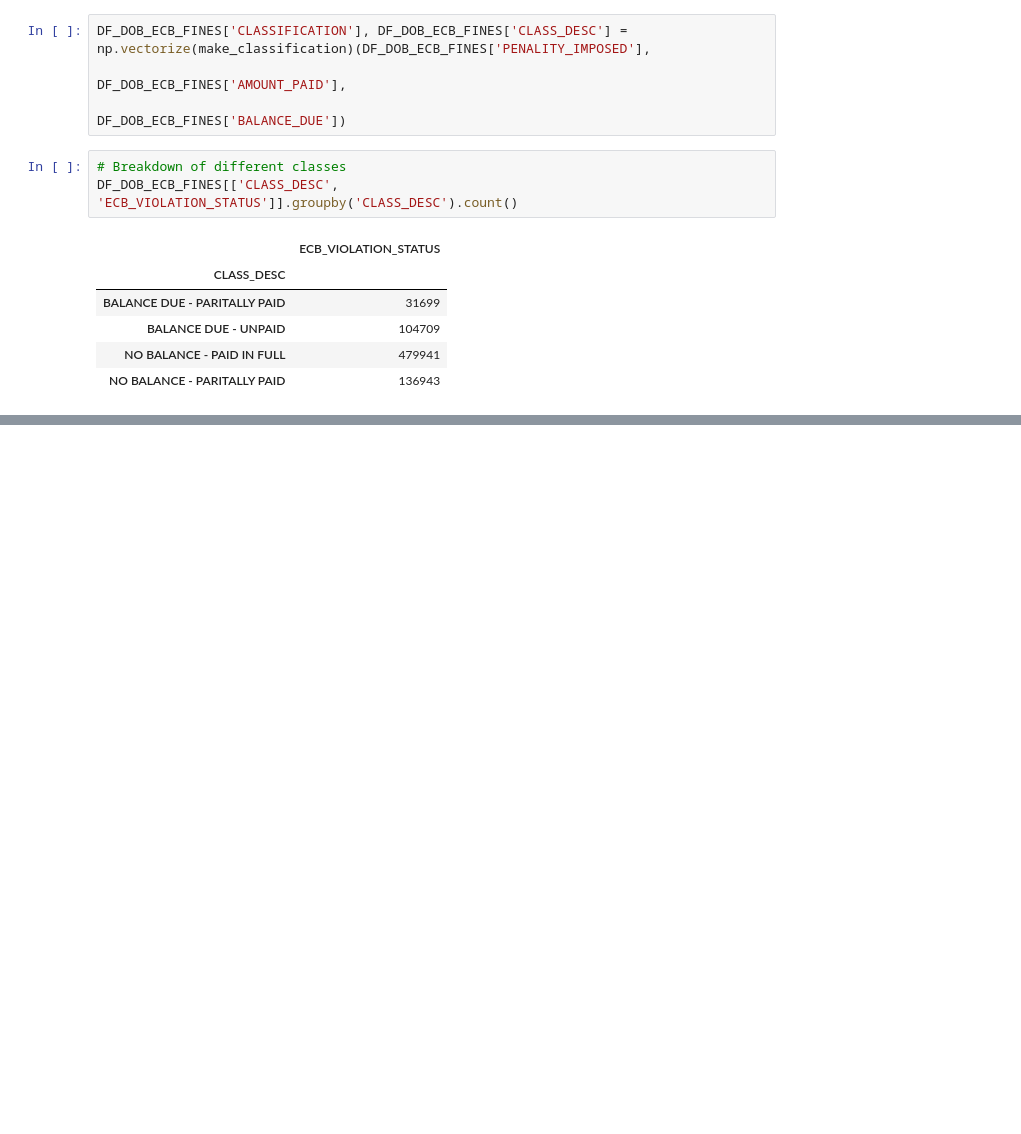
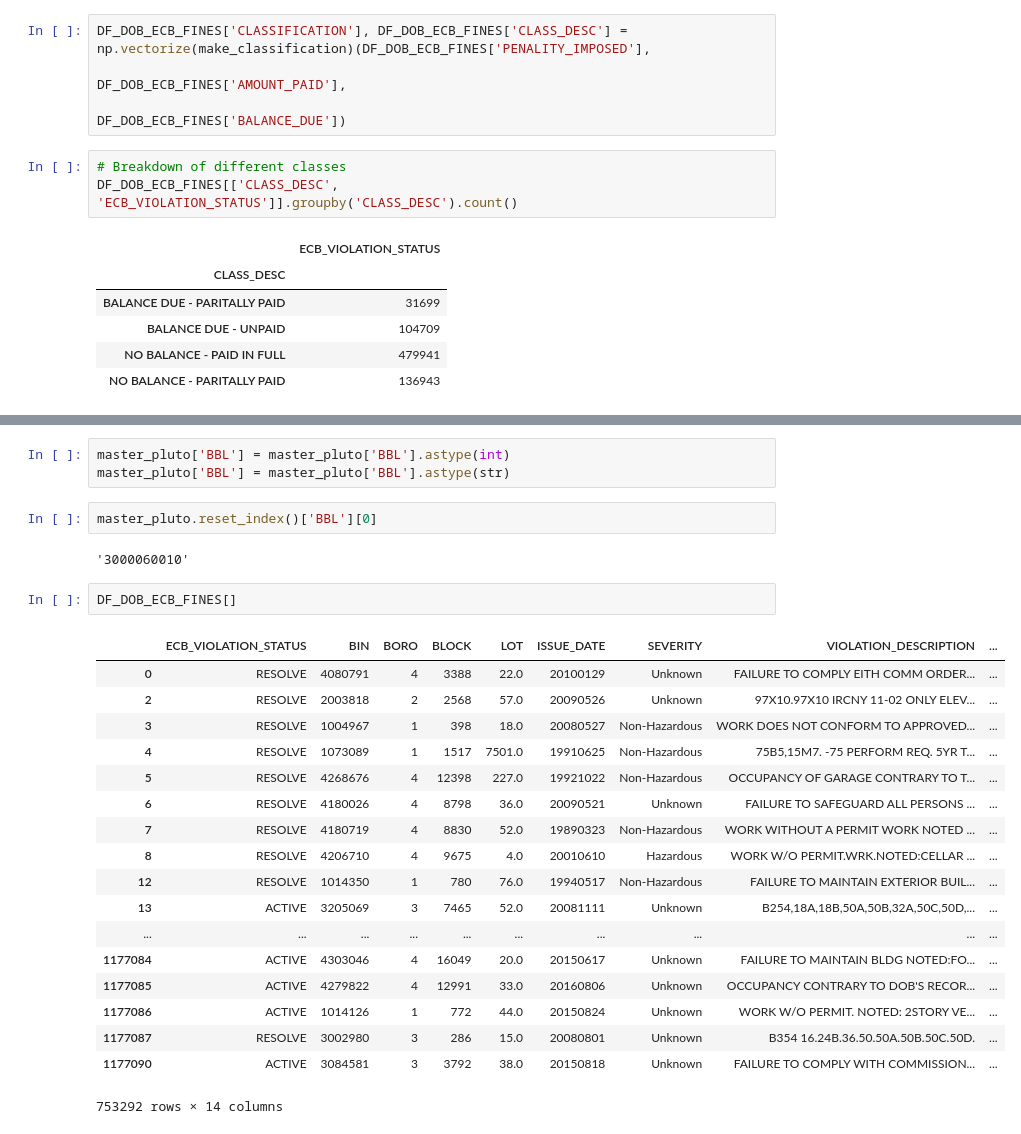
Before and after one commit to weber-nate/ML_TRUMP_PROPERTIES, a Jupyter notebook: DATA_EXPLORATION.ipynb, the cells around one changed output, grey strips where cells are left out. Drawn from its saved outputs; the diff is of its cells as text; blank space fills up the shorter version.

```diff
--- a/DATA_EXPLORATION.ipynb
+++ b/DATA_EXPLORATION.ipynb
@@ -154,0 +196,28 @@ BK = gp.read_file(PLUTO_BK)
+# %%
+master_pluto['BBL'] = master_pluto['BBL'].astype(int)
+master_pluto['BBL'] = master_pluto['BBL'].astype(str)
+# %%
+master_pluto.reset_index()['BBL'][0]
+# %% [output]
+'3000060010'
+# %%
+DF_DOB_ECB_FINES[]
+# %% [output]
+|  | ECB_VIOLATION_STATUS | BIN | BORO | BLOCK | LOT | ISSUE_DATE | SEVERITY | VIOLATION_DESCRIPTION | ... |
+| 0 | RESOLVE | 4080791 | 4 | 3388 | 22.0 | 20100129 | Unknown | FAILURE TO COMPLY EITH COMM ORDER... | ... |
+| 2 | RESOLVE | 2003818 | 2 | 2568 | 57.0 | 20090526 | Unknown | 97X10.97X10 IRCNY 11-02 ONLY ELEV... | ... |
+| 3 | RESOLVE | 1004967 | 1 | 398 | 18.0 | 20080527 | Non-Hazardous | WORK DOES NOT CONFORM TO APPROVED... | ... |
+| 4 | RESOLVE | 1073089 | 1 | 1517 | 7501.0 | 19910625 | Non-Hazardous | 75B5,15M7. -75 PERFORM REQ. 5YR T... | ... |
+| 5 | RESOLVE | 4268676 | 4 | 12398 | 227.0 | 19921022 | Non-Hazardous | OCCUPANCY OF GARAGE CONTRARY TO T... | ... |
+| 6 | RESOLVE | 4180026 | 4 | 8798 | 36.0 | 20090521 | Unknown | FAILURE TO SAFEGUARD ALL PERSONS ... | ... |
+| 7 | RESOLVE | 4180719 | 4 | 8830 | 52.0 | 19890323 | Non-Hazardous | WORK WITHOUT A PERMIT WORK NOTED ... | ... |
+| 8 | RESOLVE | 4206710 | 4 | 9675 | 4.0 | 20010610 | Hazardous | WORK W/O PERMIT.WRK.NOTED:CELLAR ... | ... |
+| 12 | RESOLVE | 1014350 | 1 | 780 | 76.0 | 19940517 | Non-Hazardous | FAILURE TO MAINTAIN EXTERIOR BUIL... | ... |
+| 13 | ACTIVE | 3205069 | 3 | 7465 | 52.0 | 20081111 | Unknown | B254,18A,18B,50A,50B,32A,50C,50D,... | ... |
+| ... | ... | ... | ... | ... | ... | ... | ... | ... | ... |
+| 1177084 | ACTIVE | 4303046 | 4 | 16049 | 20.0 | 20150617 | Unknown | FAILURE TO MAINTAIN BLDG NOTED:FO... | ... |
+| 1177085 | ACTIVE | 4279822 | 4 | 12991 | 33.0 | 20160806 | Unknown | OCCUPANCY CONTRARY TO DOB'S RECOR... | ... |
+| 1177086 | ACTIVE | 1014126 | 1 | 772 | 44.0 | 20150824 | Unknown | WORK W/O PERMIT. NOTED: 2STORY VE... | ... |
+| 1177087 | RESOLVE | 3002980 | 3 | 286 | 15.0 | 20080801 | Unknown | B354 16.24B.36.50.50A.50B.50C.50D. | ... |
+| 1177090 | ACTIVE | 3084581 | 3 | 3792 | 38.0 | 20150818 | Unknown | FAILURE TO COMPLY WITH COMMISSION... | ... |
+753292 rows × 14 columns
```
Also changed, not shown: parts of 8 cells of this notebook.
